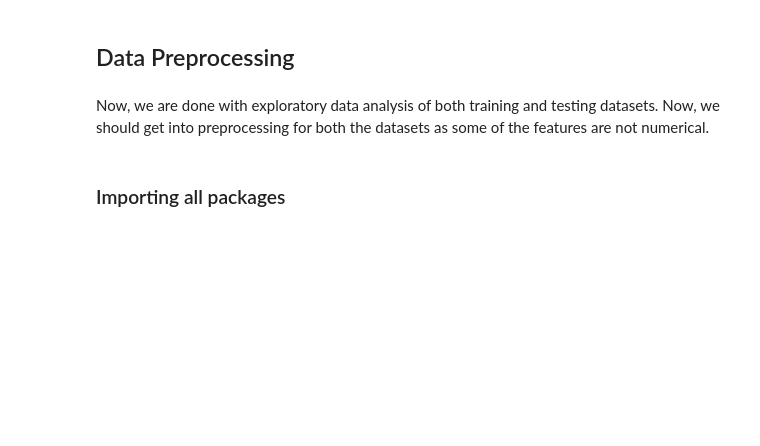
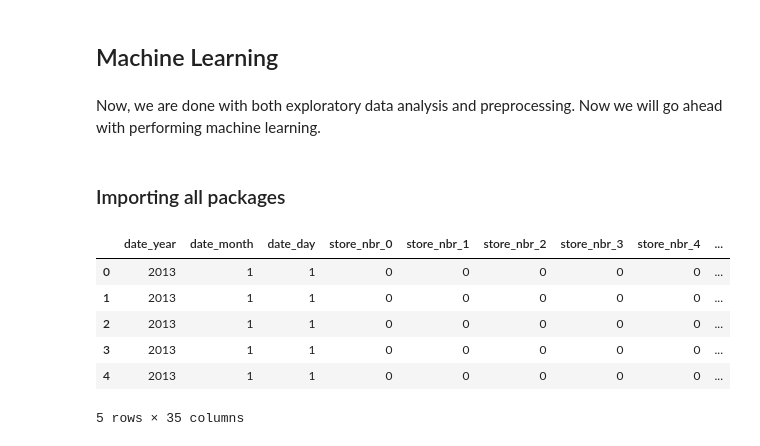
Before and after one commit to amith-vardhan99/kaggle, a Jupyter notebook: Store Sales - Time Series Forecasting/machlearn.ipynb, the cells around one changed output. Saved outputs shown, nothing was run; the diff lists cells and outputs as text; code cells hidden in the pictures; blank space fills up the shorter version.

```diff
--- a/Store Sales - Time Series Forecasting/machlearn.ipynb
+++ b/Store Sales - Time Series Forecasting/machlearn.ipynb
@@ -1,7 +1,7 @@
 # %% [markdown]
-## Data Preprocessing
+## Machine Learning
 # %% [markdown]
-Now, we are done with exploratory data analysis of both training and testing datasets. Now, we should get into preprocessing for both the datasets as some of the features are not numerical.
+Now, we are done with both exploratory data analysis and preprocessing. Now we will go ahead with performing machine learning.
 # %% [markdown]
 ### Importing all packages
 # %%
@@ -22,4 +22,16 @@ from sklearn.metrics import *
 from sklearn.neighbors import *
 from sklearn.cluster import *
 # %%
-X_train = pd.read_csv()
+df_x = pd.read_csv("train_X_preprocessed.csv")
+df_y = pd.read_csv("train_y_preprocessed.csv")
+df_test = pd.read_csv("test_preprocessed.csv")
+# %%
+X_train.head()
+# %% [output]
+|  | date_year | date_month | date_day | store_nbr_0 | store_nbr_1 | store_nbr_2 | store_nbr_3 | store_nbr_4 | ... |
+| 0 | 2013 | 1 | 1 | 0 | 0 | 0 | 0 | 0 | ... |
+| 1 | 2013 | 1 | 1 | 0 | 0 | 0 | 0 | 0 | ... |
+| 2 | 2013 | 1 | 1 | 0 | 0 | 0 | 0 | 0 | ... |
+| 3 | 2013 | 1 | 1 | 0 | 0 | 0 | 0 | 0 | ... |
+| 4 | 2013 | 1 | 1 | 0 | 0 | 0 | 0 | 0 | ... |
+5 rows × 35 columns
```
Also changed, not shown: parts of 17 cells of this notebook.
